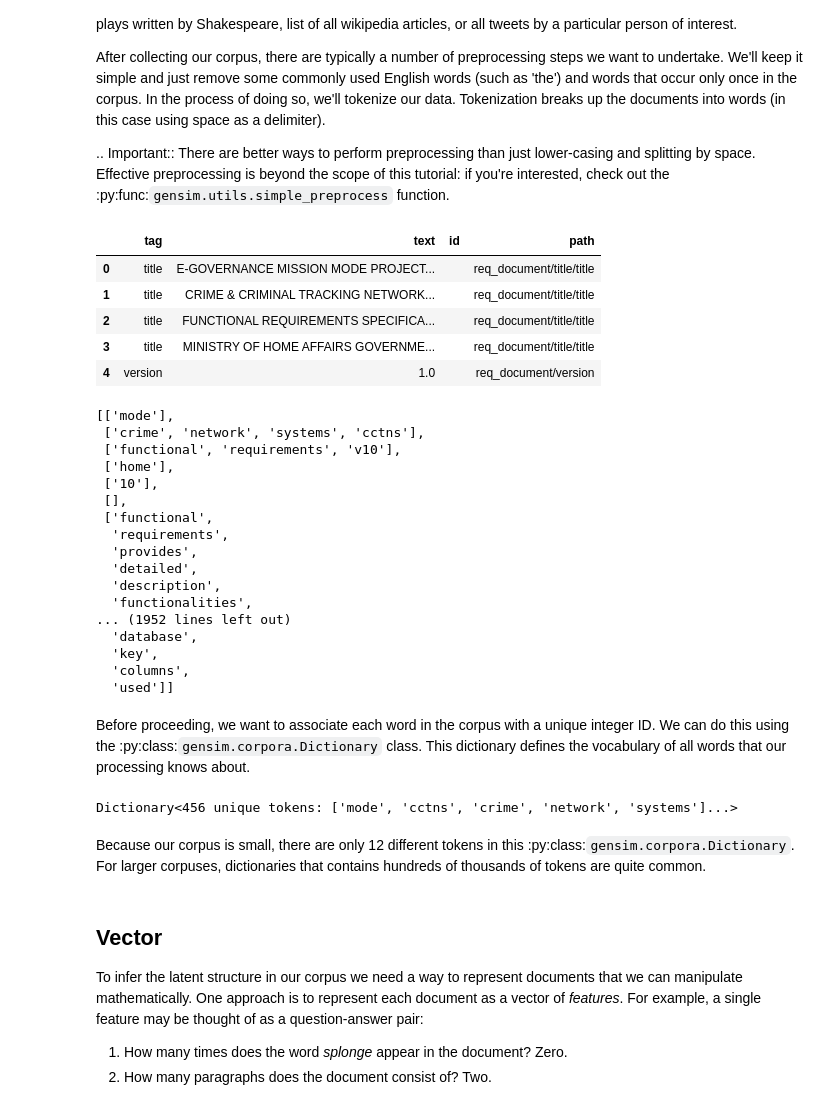
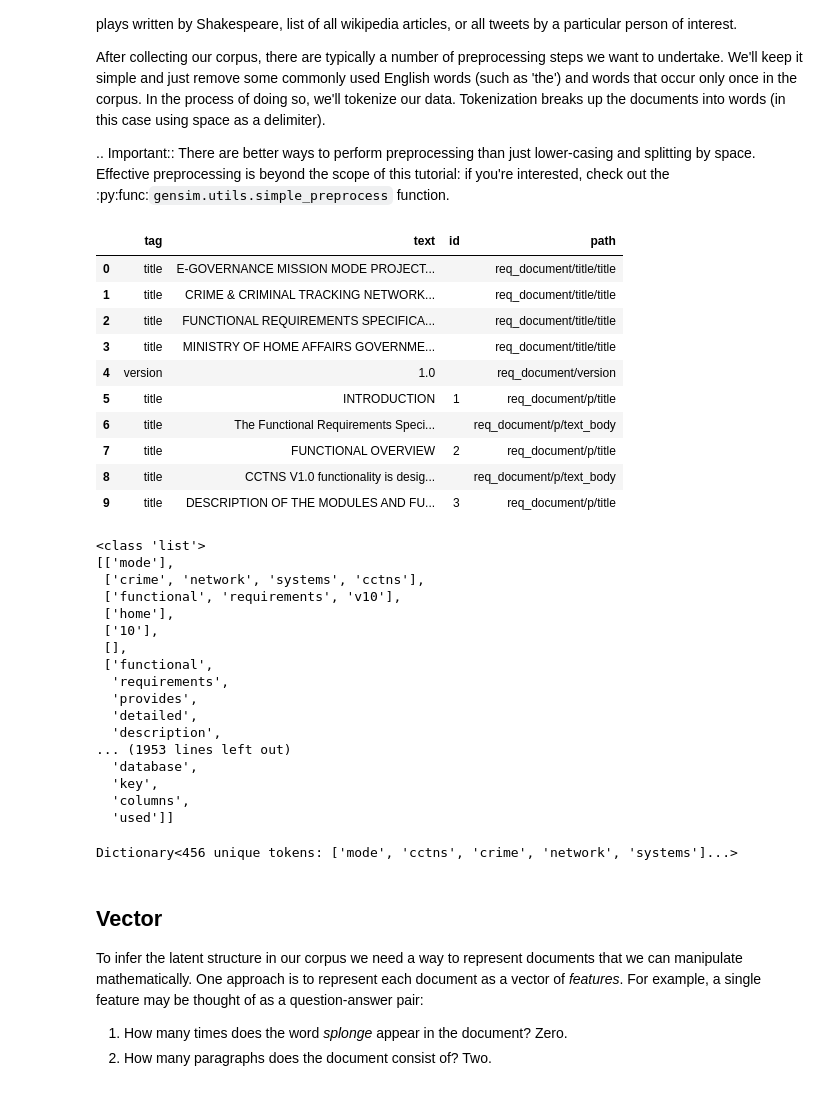
Before and after one commit to lfpneto/NLP2RE_Sandbox, a Jupyter notebook: src/run_core_concepts.ipynb, the cells around one changed output. Saved outputs shown, nothing was run; the diff lists cells and outputs as text; code cells hidden in the pictures.

Commit message:
Cleanup gensim core concepts

```diff
--- a/src/run_core_concepts.ipynb
+++ b/src/run_core_concepts.ipynb
@@ -76,29 +76,37 @@ a delimiter).
 # %%
 from utils import parse_xml
 import string
 import re
 import nltk
 import pprint
 
 # Specify the path to your XML file
 xml_file_path = r'C:\dev\NLP-Sandbox\PURE\requirements-xml\0000 - cctns.xml'
 # Define the namespace
 namespace = {'ns': 'req_document.xsd'}
 
 # import utils.ParseXML as ParseXML
 df = parse_xml.process_xml_with_namespace(xml_file_path, namespace)
-df.head()
+df.head(10)
 # %% [output]
 |  | tag | text | id | path |
 | 0 | title | E-GOVERNANCE MISSION MODE PROJECT... |  | req_document/title/title |
 | 1 | title | CRIME & CRIMINAL TRACKING NETWORK... |  | req_document/title/title |
 | 2 | title | FUNCTIONAL REQUIREMENTS SPECIFICA... |  | req_document/title/title |
 | 3 | title | MINISTRY OF HOME AFFAIRS GOVERNME... |  | req_document/title/title |
 | 4 | version | 1.0 |  | req_document/version |
+| 5 | title | INTRODUCTION | 1 | req_document/p/title |
+| 6 | title | The Functional Requirements Speci... |  | req_document/p/text_body |
+| 7 | title | FUNCTIONAL OVERVIEW | 2 | req_document/p/title |
+| 8 | title | CCTNS V1.0 functionality is desig... |  | req_document/p/text_body |
+| 9 | title | DESCRIPTION OF THE MODULES AND FU... | 3 | req_document/p/title |
 # %%
 from utils import clean_data
 
+#Convert dataframe attribute to list
 text_corpus = df['text'].tolist()
+
+#cleat the list strings
 texts = [clean_data.clean_text(string.lower()) for string in text_corpus]
 
 # Count word frequencies
@@ -110,8 +118,10 @@ for text in texts:
 
 # Only keep words that appear more than once
 processed_corpus = [[token for token in text if frequency[token] > 1] for text in texts]
+pprint.pprint(type(processed_corpus))
 pprint.pprint(processed_corpus)
 # %% [output]
+<class 'list'>
 [['mode'],
  ['crime', 'network', 'systems', 'cctns'],
  ['functional', 'requirements', 'v10'],
@@ -123,28 +133,31 @@ pprint.pprint(processed_corpus)
   'provides',
   'detailed',
   'description',
-  'functionalities',
-... (1952 lines left out)
+... (1953 lines left out)
   'database',
   'key',
   'columns',
   'used']]
-# %% [markdown]
-Before proceeding, we want to associate each word in the corpus with a unique
-integer ID. We can do this using the :py:class:`gensim.corpora.Dictionary`
-class.  This dictionary defines the vocabulary of all words that our
-processing knows about.
-# %%
-from gensim import corpora
-
-dictionary = corpora.Dictionary(processed_corpus)
-print(dictionary)
-# %% [output]
-Dictionary<456 unique tokens: ['mode', 'cctns', 'crime', 'network', 'systems']...>
-# %% [markdown]
-Because our corpus is small, there are only 12 different tokens in this
-:py:class:`gensim.corpora.Dictionary`. For larger corpuses, dictionaries that
-contains hundreds of thousands of tokens are quite common.
+# %%
+def corpus_list_to_dictionary(corpus):
+    """
+    Associate each word in the corpus with a unique integer ID
+    This dictionary defines the vocabulary of all words that our processing knows about.
+
+    Parameters:
+    - corpus (str): A list of input text to be indexed.
+
+
+    Returns:
+    - A dictionary of unique tokes with an associated ID
+    """
+    from gensim import corpora
+    return corpora.Dictionary(corpus)
+
+dictionary = corpus_list_to_dictionary(processed_corpus)
+print(dictionary)
+# %% [output]
+Dictionary<456 unique tokens: ['mode', 'cctns', 'crime', 'network', 'systems']...>
 # %% [markdown]
 
 Vector
```
Also changed, not shown: parts of 10 cells of this notebook, 1 other file.
